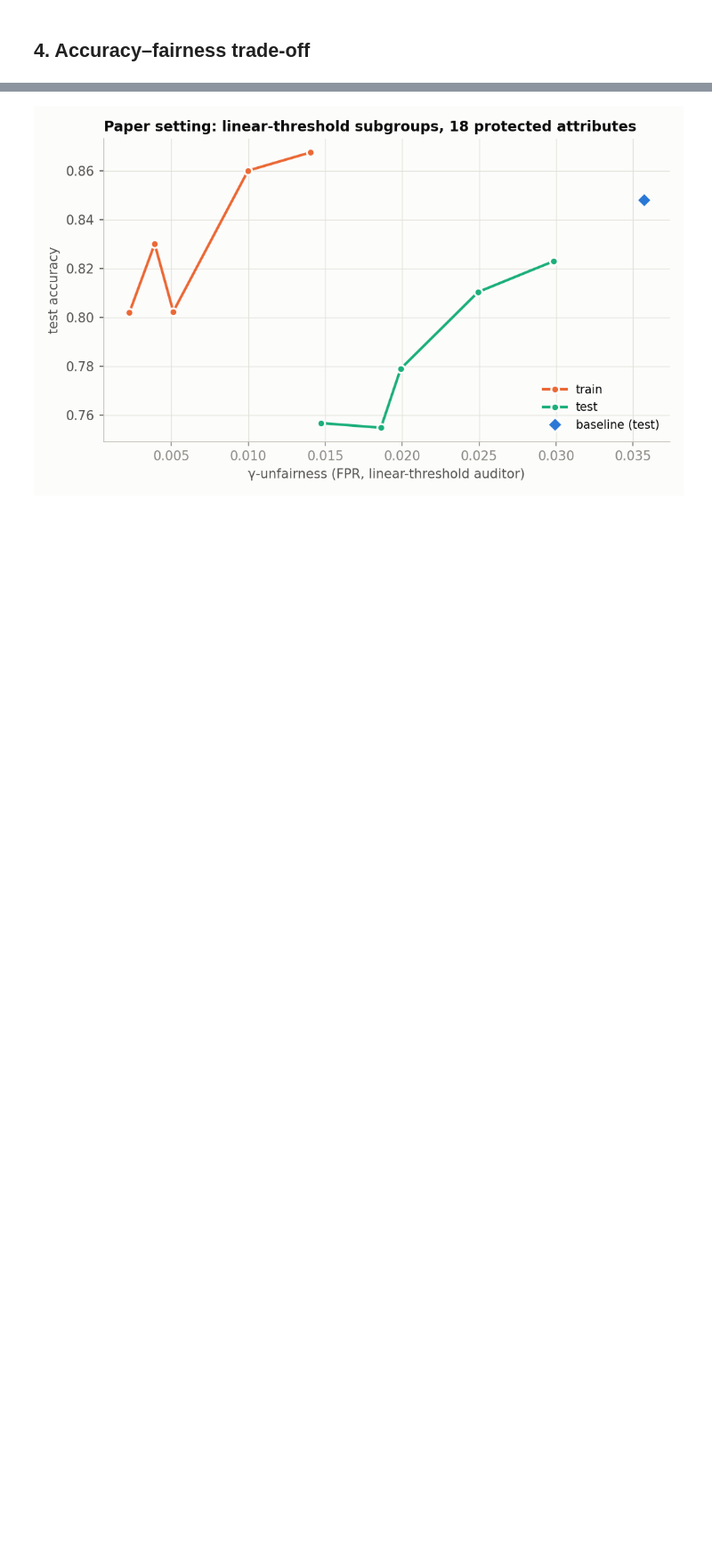
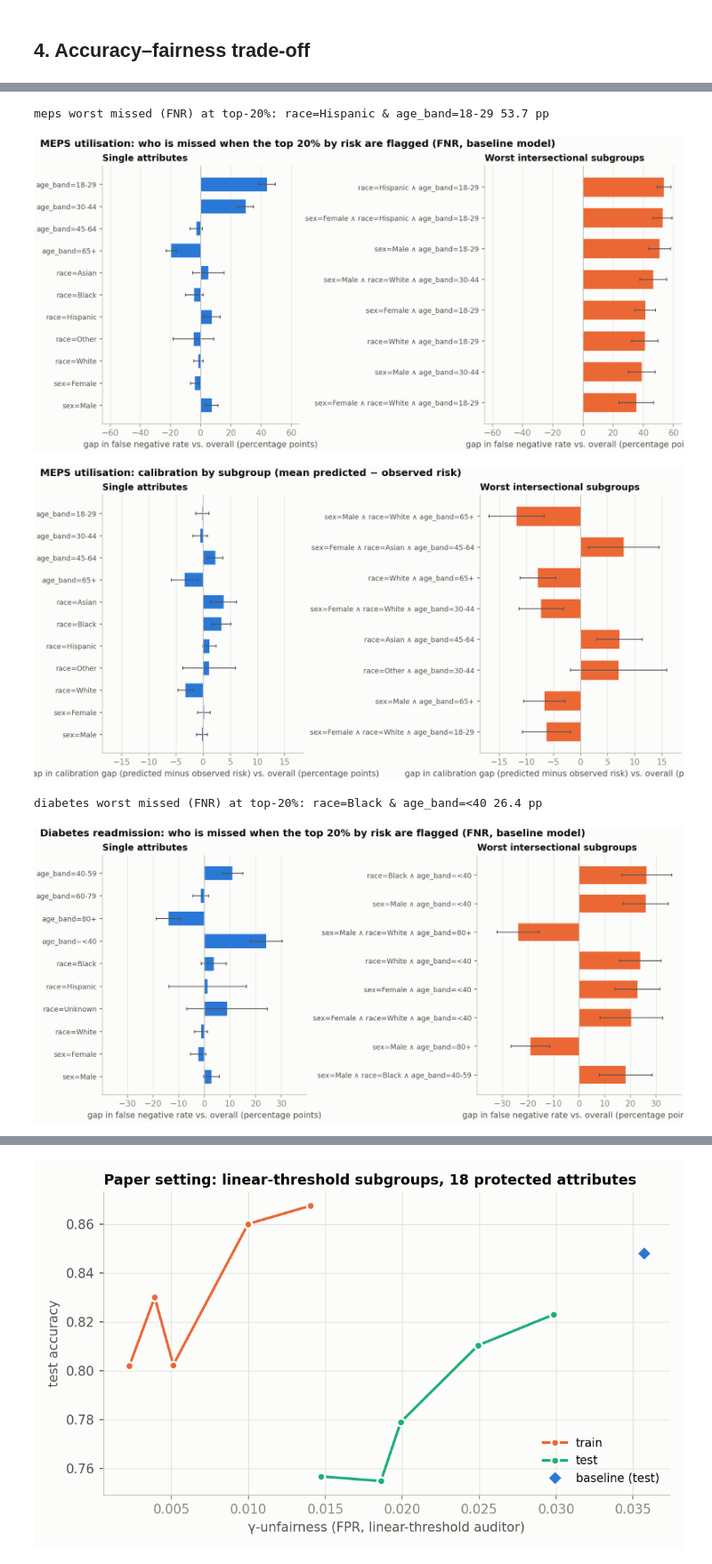
Before and after one commit to dhvani1403/Clinical-Fairness-Audit, a Jupyter notebook: notebooks/replication.ipynb, the cells around one changed output, grey strips where cells are left out. Shown at 89% size. Cells and saved outputs as stored; diff of their text form; code cells hidden in the pictures; blank space fills up the shorter version.

```diff
--- a/notebooks/replication.ipynb
+++ b/notebooks/replication.ipynb
@@ -112,0 +133,16 @@ for n in R:
+# %%
+for n in ['meps', 'diabetes']:
+    c = R[n]['clinical']
+    print(n, 'worst missed (FNR) at top-20%:', c['capacity_fnr']['worst_intersection']['subgroup'],
+          round(100 * c['capacity_fnr']['worst_intersection']['gap'], 1), 'pp')
+    display(Image(f'../figures/{n}_capacity_missed.png'))
+    display(Image(f'../figures/{n}_calibration.png'))
+display(Image('../figures/meps_need_by_score.png'))
+display(Image('../figures/meps_need_missed.png'))
+pd.DataFrame(R['meps']['clinical']['need_by_score']['mean_conditions'], index=range(1, 11)).round(2)
+# %% [output]
+meps worst missed (FNR) at top-20%: race=Hispanic & age_band=18-29 53.7 pp
+[figure, added]
+[figure, added]
+diabetes worst missed (FNR) at top-20%: race=Black & age_band=<40 26.4 pp
+[figure, added]
```
Also changed, not shown: parts of 8 cells of this notebook, 38 other files.
